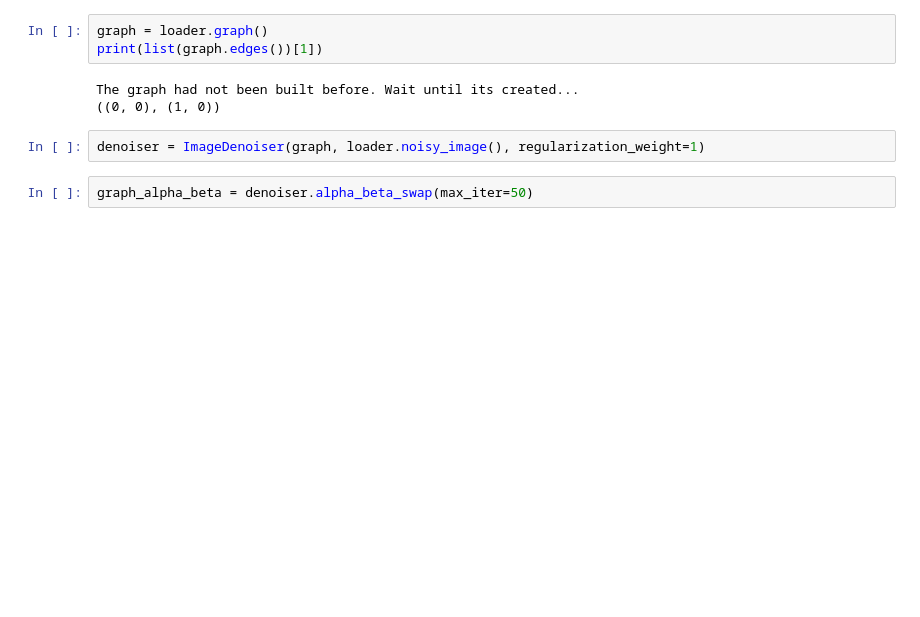
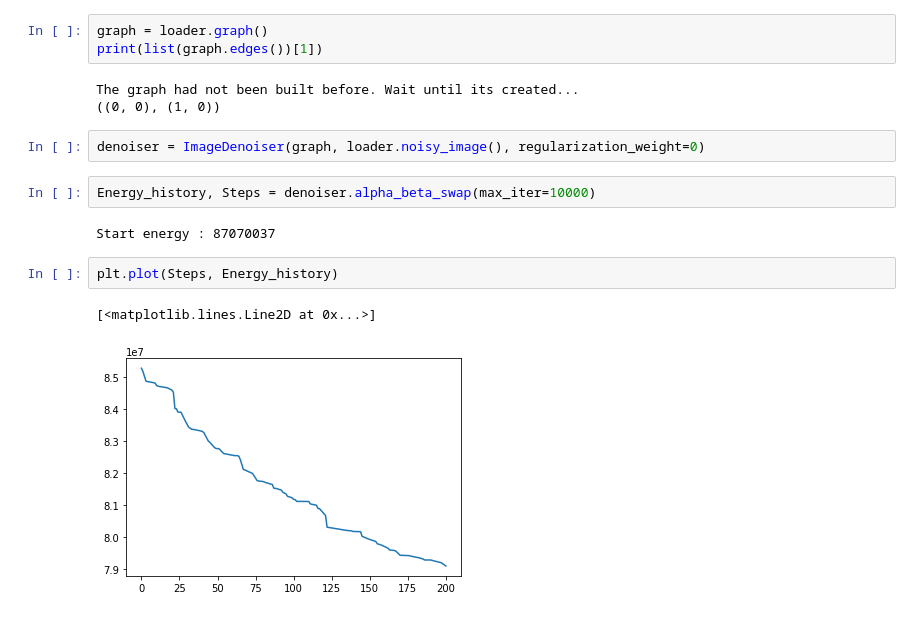
Before and after one commit to Bassvelitchkine/graph-cut-image-denoising, a Jupyter notebook: main.ipynb, the cells around one changed output. Cells and saved outputs as stored; diff of their text form; blank space fills up the shorter version.

Commit message:
Solved issue with energy computation

```diff
--- a/main.ipynb
+++ b/main.ipynb
@@ -27,9 +28,16 @@ print(list(graph.edges())[1])
 The graph had not been built before. Wait until its created...
 ((0, 0), (1, 0))
 # %%
-denoiser = ImageDenoiser(graph, loader.noisy_image(), regularization_weight=1)
+denoiser = ImageDenoiser(graph, loader.noisy_image(), regularization_weight=0)
 # %%
-graph_alpha_beta = denoiser.alpha_beta_swap(max_iter=50)
+Energy_history, Steps = denoiser.alpha_beta_swap(max_iter=10000)
+# %% [output]
+Start energy : 87070037
+# %%
+plt.plot(Steps, Energy_history)
+# %% [output]
+[<matplotlib.lines.Line2D at 0x...>]
+[figure, added]
 # %%
 print_grayscale(denoiser.reconstructed_image)
 # %% [output]
```
Also changed, not shown: parts of 5 cells of this notebook, 1 other file.
